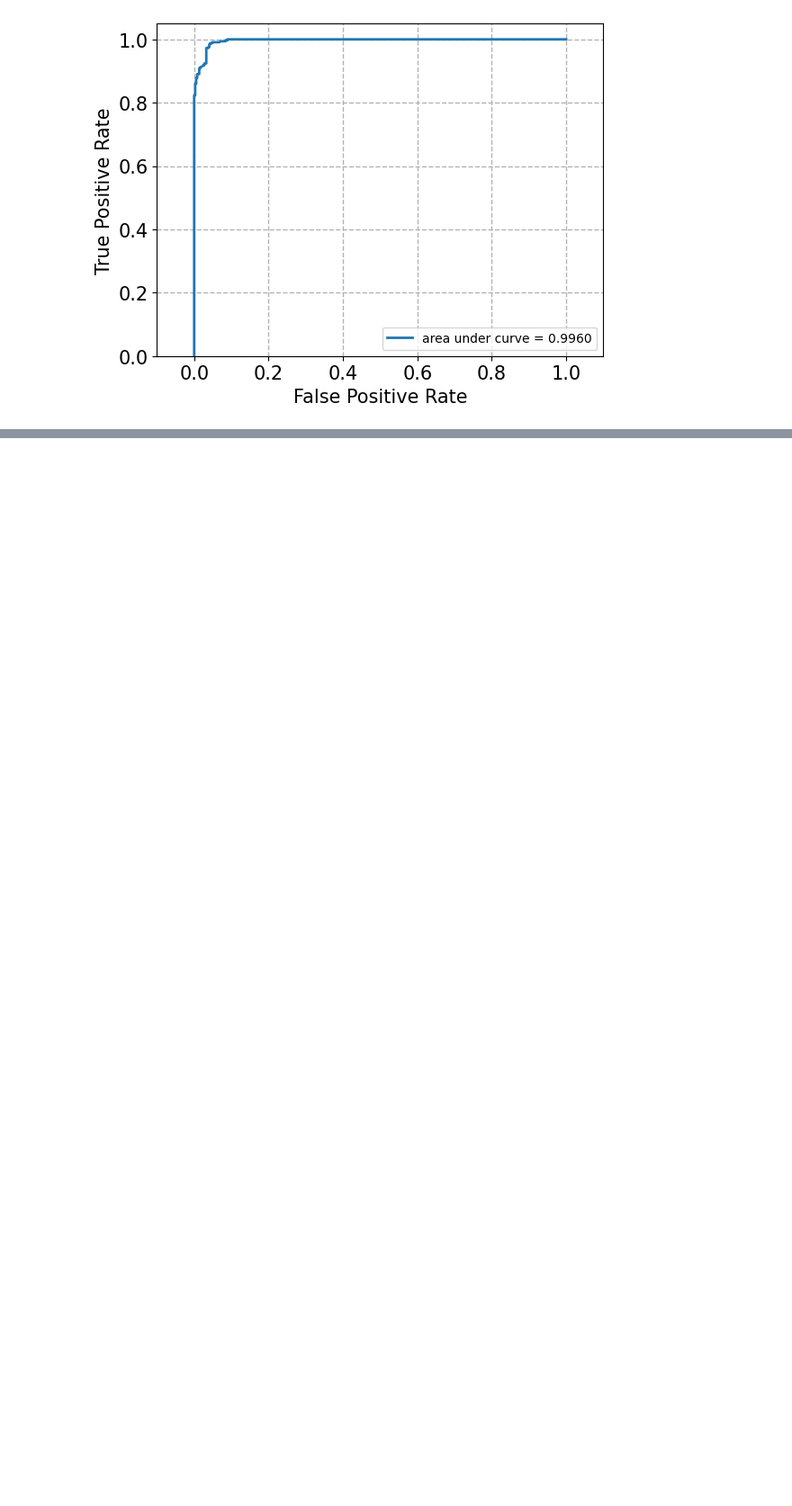
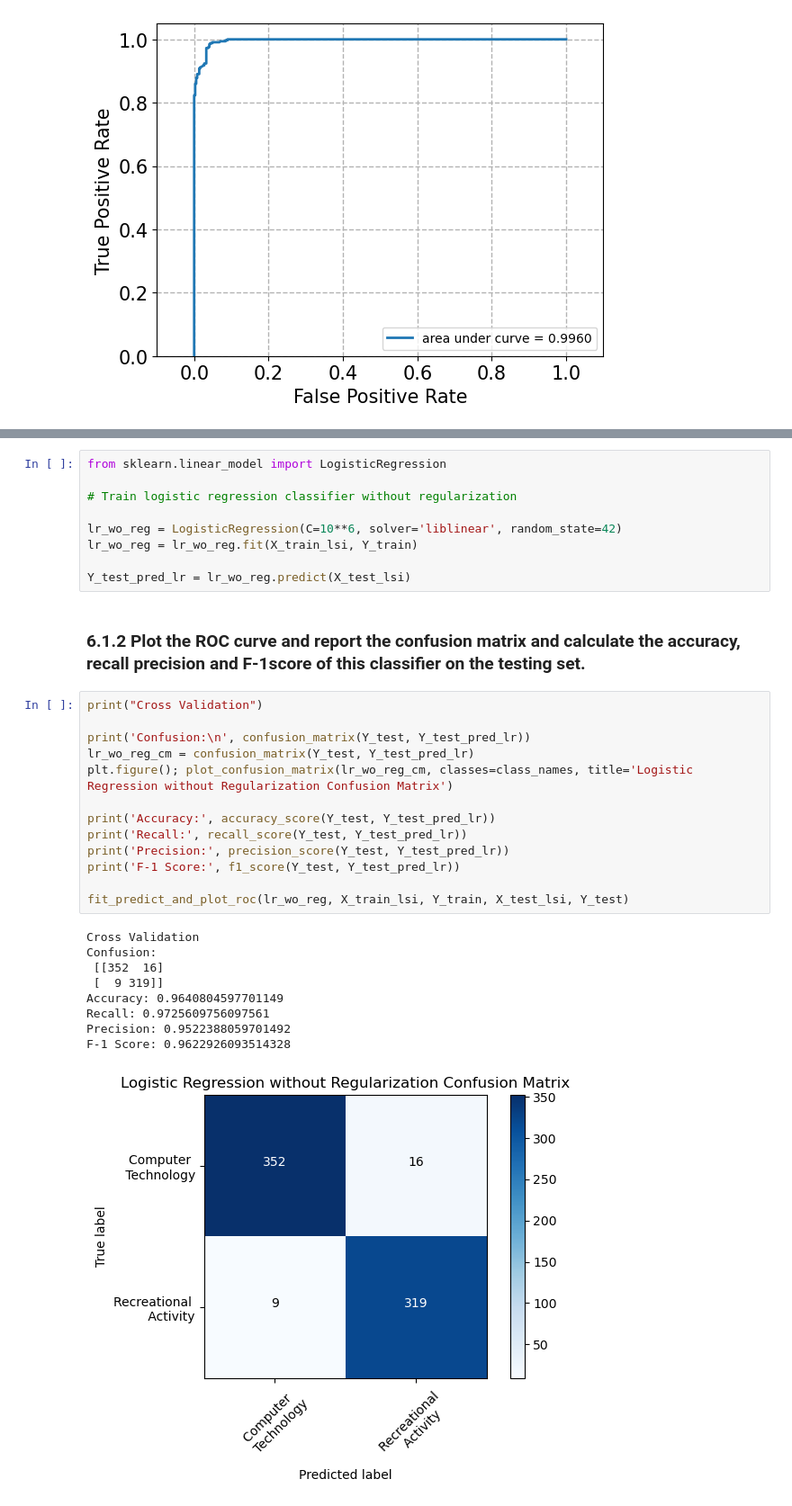
Before and after one commit to shairaalam19/ece219-winter2024, a Jupyter notebook: Project 1/Project1.ipynb, the cells around one changed output, grey strips where cells are left out. Shown at 90% size. Saved outputs shown, nothing was run; the diff lists cells and outputs as text; blank space fills up the shorter version.

Commit message:
lr without regularization q6

```diff
--- a/Project 1/Project1.ipynb
+++ b/Project 1/Project1.ipynb
@@ -558,0 +563,34 @@ F-1 Score: 0.96996996996997
+# %%
+from sklearn.linear_model import LogisticRegression
+
+# Train logistic regression classifier without regularization
+
+lr_wo_reg = LogisticRegression(C=10**6, solver='liblinear', random_state=42)
+lr_wo_reg = lr_wo_reg.fit(X_train_lsi, Y_train)
+
+Y_test_pred_lr = lr_wo_reg.predict(X_test_lsi)
+# %% [markdown]
+### 6.1.2 Plot the ROC curve and report the confusion matrix and calculate the accuracy, recall precision and F-1score of this classifier on the testing set.
+# %%
+print("Cross Validation")
+
+print('Confusion:\n', confusion_matrix(Y_test, Y_test_pred_lr))
+lr_wo_reg_cm = confusion_matrix(Y_test, Y_test_pred_lr)
+plt.figure(); plot_confusion_matrix(lr_wo_reg_cm, classes=class_names, title='Logistic Regression without Regularization Confusion Matrix')
+
+print('Accuracy:', accuracy_score(Y_test, Y_test_pred_lr))
+print('Recall:', recall_score(Y_test, Y_test_pred_lr))
+print('Precision:', precision_score(Y_test, Y_test_pred_lr))
+print('F-1 Score:', f1_score(Y_test, Y_test_pred_lr))
+
+fit_predict_and_plot_roc(lr_wo_reg, X_train_lsi, Y_train, X_test_lsi, Y_test)
+# %% [output]
+Cross Validation
+Confusion:
+ [[352  16]
+ [  9 319]]
+Accuracy: 0.9640804597701149
+Recall: 0.9725609756097561
+Precision: 0.9522388059701492
+F-1 Score: 0.9622926093514328
+[figure, added]
```
Also changed, not shown: parts of 3 cells of this notebook.
